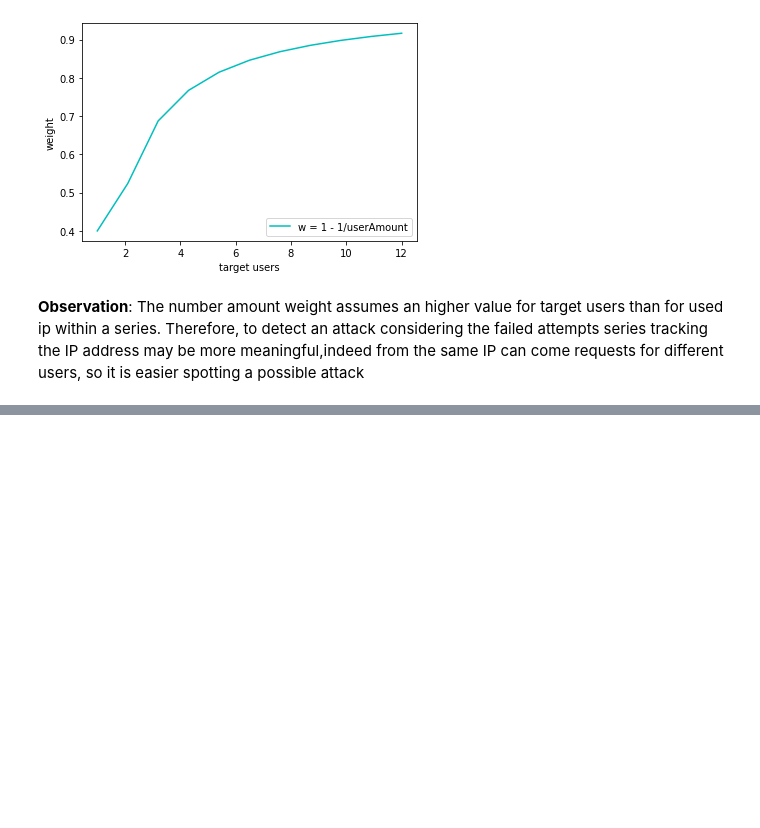
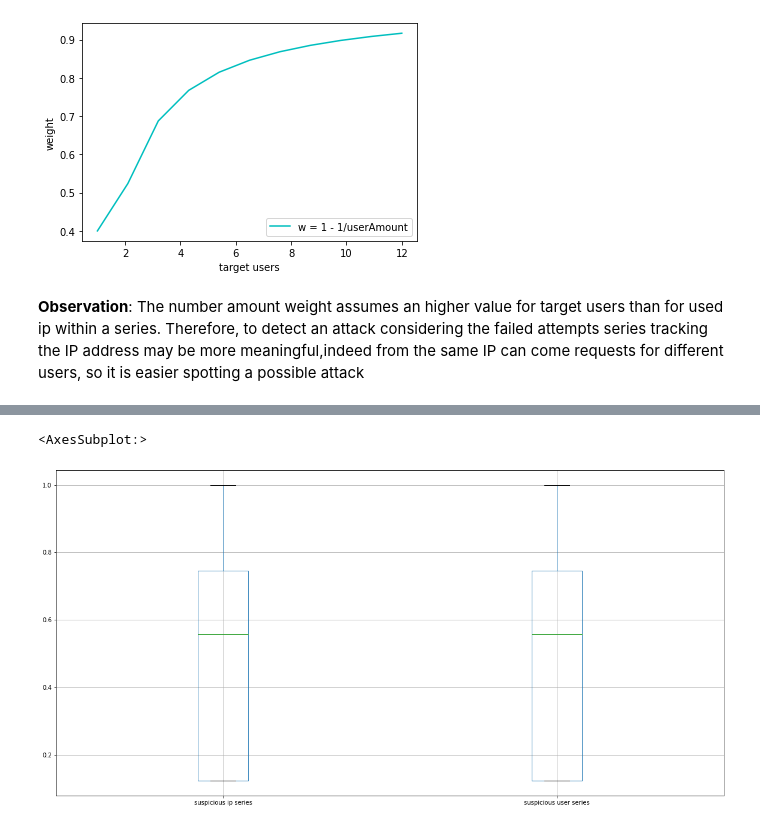
Before and after one commit to carloleo/AI-for-cybersecurity, a Jupyter notebook: AI project.ipynb, the cells around one changed output, grey strips where cells are left out. Drawn from its saved outputs; the diff is of its cells as text; code cells hidden in the pictures; blank space fills up the shorter version.

```diff
--- a/AI project.ipynb
+++ b/AI project.ipynb
@@ -787,0 +819,6 @@ plt.show()
+# %%
+metrics = pd.DataFrame({'suspicious ip series': df_ip_series['suspicious'],'suspicious user series': df_series['suspicious']})
+metrics.boxplot(figsize=(20,10))
+# %% [output]
+<AxesSubplot:>
+[figure, added]
```
Also changed, not shown: parts of 21 cells of this notebook.
